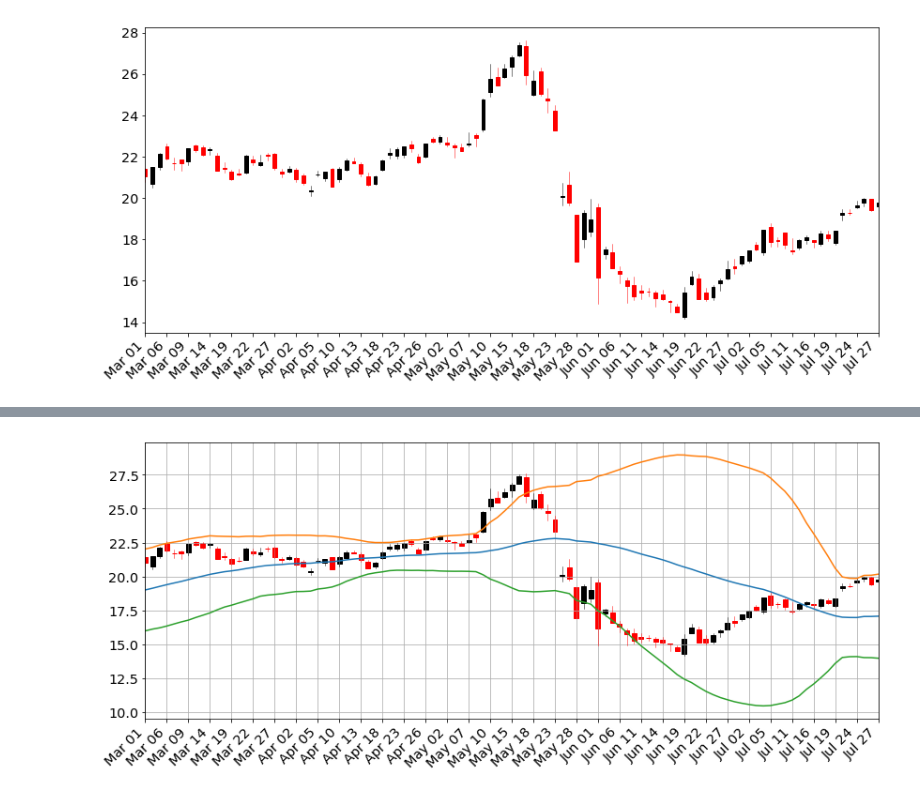
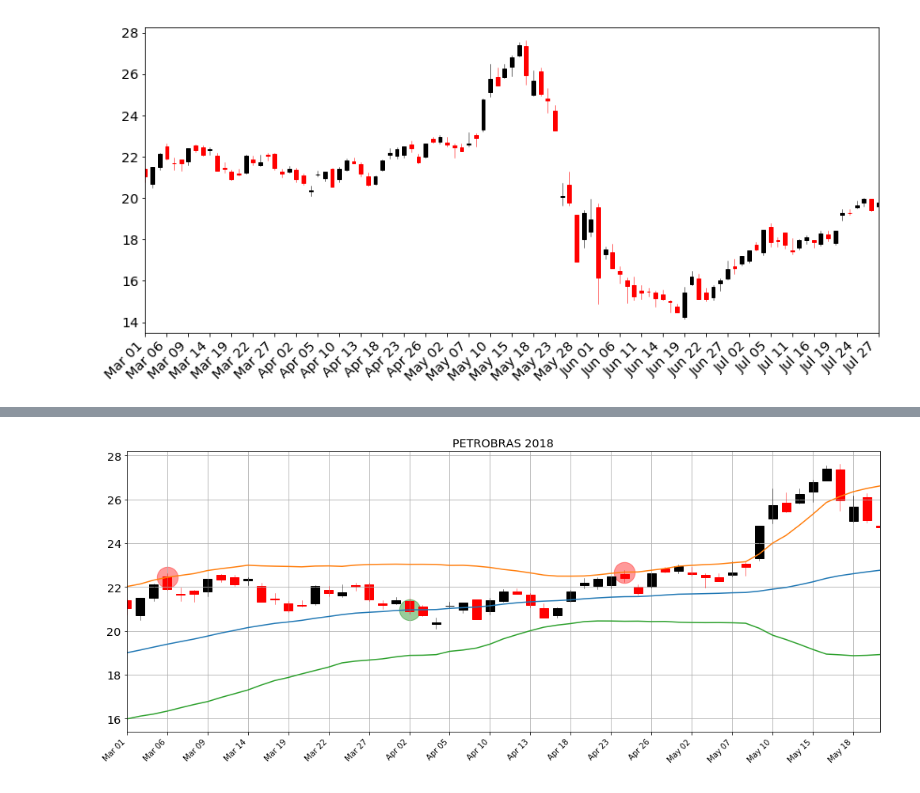
Before and after one commit to RodrigoCalderano/DOM-BOT, a Jupyter notebook: Jupyter/PandasHandler.ipynb, the cells around one changed output, grey strips where cells are left out. Saved outputs shown, nothing was run; the diff lists cells and outputs as text; code cells hidden in the pictures.

Commit message:
Gráfico de ordens executadas pronto

```diff
--- a/Jupyter/PandasHandler.ipynb
+++ b/Jupyter/PandasHandler.ipynb
@@ -339,0 +341,9 @@ weekday_candlestick(data_1, ax=axes, fmt='%b %d', freq=3, width=0.5)
+# %%
+# Pegando as ordens
+df = pd.read_csv('BACK_TEST/BollingerBand')
+df = df.dropna()
+df['DATA DO PREGAO'] = df['DATA DO PREGAO'].apply(lambda name: int(name) )
+save_dir = 'BACK_TEST/BollingerBand'
+df.to_csv(save_dir,index=False)
+orders_df = pd.read_csv('BACK_TEST/BollingerBand', parse_dates=['DATA DO PREGAO'])
+orders_df.head()
@@ -340,12 +357,23 @@ weekday_candlestick(data_1, ax=axes, fmt='%b %d', freq=3, width=0.5)
+# %%
+# Pegando os dados
+stock = pd.read_csv('HISTORICO_2018/PETR4_2018', index_col = 'DATA DO PREGAO', parse_dates=True)
+stock['date_ax'] = stock.index
+stock['date_ax'] = stock['date_ax'].apply(lambda date: date2num(date))
+
+# Intervalo desejado
+stock = stock.loc['2018-03-01' : '2018-5-22'].reset_index()
+
+candle_values = [tuple(vals) for vals in stock[['date_ax', 'PRECO DE ABERTURA', 'PRECO MAXIMO', 'PRECO MINIMO', 'PRECO FECHAMENTO']].values]
 # %%
 fig, ax = plt.subplots(ncols=1, figsize=(14, 6))
-fig.subplots_adjust(bottom=0.2)
-data_1 = candle_values
 
+# Parâmetros pro candle plot
 fmt='%b %d'
 freq=3
 width=0.65
-ohlc_data = data_1
+ohlc_data = candle_values
+
+# Remover Final de Semana
 # Convert data to numpy array
 ohlc_data_arr = np.array(ohlc_data)
 ohlc_data_arr2 = np.hstack(
@@ -355,41 +383,53 @@ ndays = ohlc_data_arr2[:,0]  # array([0, 1, 2, ... n-2, n-1, n])
 # Convert matplotlib date numbers to strings based on `fmt`
 dates = mdates.num2date(ohlc_data_arr[:,0])
 date_strings = []
 for date in dates:
     date_strings.append(date.strftime(fmt))
-
-
 
 # Plot candlestick chart
 candle.candlestick_ohlc(ax, ohlc_data_arr2, width)
 plt.grid()
 
 mondays = WeekdayLocator(MONDAY)        # major ticks on the mondays
 alldays = DayLocator()              # minor ticks on the days
 weekFormatter = DateFormatter('%b %d')  # e.g., Jan 12
 dayFormatter = DateFormatter('%d')      # e.g., 12
 
 ax.xaxis.set_major_locator(mondays)
 ax.xaxis.set_minor_locator(alldays)
 ax.xaxis.set_major_formatter(weekFormatter)
 
-
-
+# Plot indicadores
 ax.plot(ohlc_data_arr2[:,0],stock['MA_40'])
 ax.plot(ohlc_data_arr2[:,0],stock['BANDA_1_40 SUPERIOR'])
 ax.plot(ohlc_data_arr2[:,0],stock['BANDA_1_40 INFERIOR'])
 
-# Format x axis
+# Formating
 ax.set_xticks(ndays[::freq])
-ax.set_xticklabels(date_strings[::freq], rotation=45, ha='right')
+ax.set_xticklabels(date_strings[::freq], rotation=45, ha='right', fontsize='medium')
 ax.set_xlim(ndays.min(), ndays.max())
+ax.set_title(stock['NOME RESUMIDO DA EMPRESA EMISSORA'].iloc[0] + " 2018")
+plt.tight_layout()
 
-for each_order in range(len(df)-5):
-    if df['OPERACAO'].iloc[each_order] == 'SELL':
+
+# Adjusting order index
+new_order_id = []
+order_id = 0
+for each in range(len(stock)):
+    if orders_df['DATA DO PREGAO'].iloc[order_id] == stock['DATA DO PREGAO'].iloc[each]:
+        new_order_id.append(each)
+        order_id = order_id + 1
+    if order_id >= len(orders_df):
+        break
+
+
+# Plot ordens
+
+for each_order in range(len(new_order_id)):
+    if orders_df['OPERACAO'].iloc[each_order] == 'SELL':
         cor = 'red'
     else:
         cor = 'green'
-        # PARA CONTINUAR PRECISO EXECUTAR ANTES O CODIGO DE PEGAR DF DAS OPERACOES
-    ax.scatter(df['DATA DO PREGAO'].iloc[each_order], df['PRECO'].iloc[each_order], s=1000, c=cor, alpha=.4)
+    ax.scatter(new_order_id[each_order],orders_df['PRECO'].iloc[each_order], s=700, c=cor, alpha=.4)
 # %% [output]
-[figure, old version]
+[figure, new version]
```
Also changed, not shown: parts of 9 cells of this notebook.
